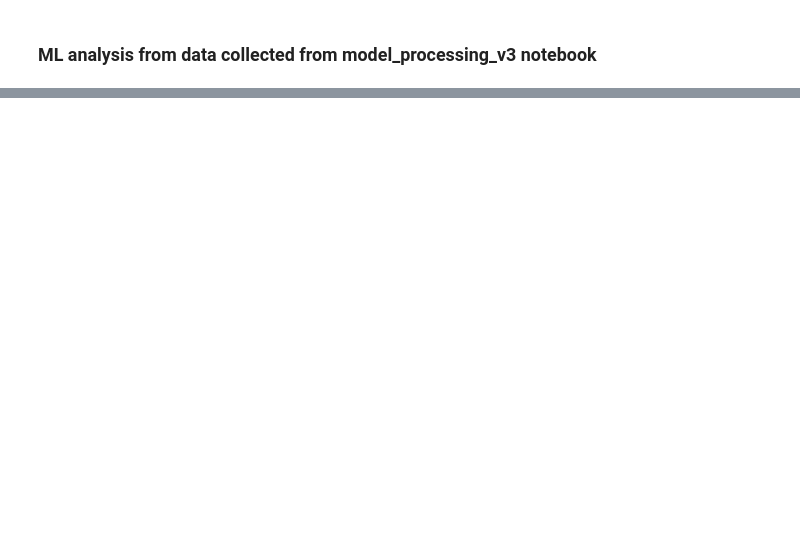
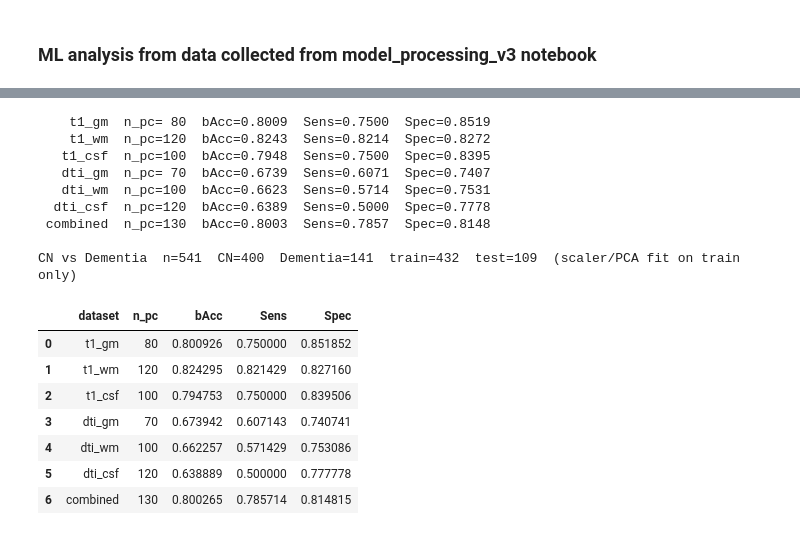
Before and after one commit to william2952/ADRU, a Jupyter notebook: model_analysis_v3.ipynb, the cells around one changed output, grey strips where cells are left out. Drawn from its saved outputs; the diff is of its cells as text; code cells hidden in the pictures; blank space fills up the shorter version.

```diff
--- a/model_analysis_v3.ipynb
+++ b/model_analysis_v3.ipynb
@@ -129,0 +304,79 @@ amy_results
+# %%
+# --- CN vs Dementia only (exclude MCI): seven SVMs with chosen PCA sizes ----------
+# PC counts: t1_gm 80, t1_wm 120, t1_csf 100, dti_gm 70, dti_wm 100, dti_csf 120, combined 130.
+# (You also had a separate "combined: 150" line; using 130 as the closing value—set to 150 if desired.)
+TEST_SIZE, SPLIT_SEED, SVM_SEED = 0.2, 0, 0
+MOD_ORDER = ("t1_gm", "t1_wm", "t1_csf", "dti_gm", "dti_wm", "dti_csf")
+N_PC_BY_DATASET = {
+    "t1_gm": 80,
+    "t1_wm": 120,
+    "t1_csf": 100,
+    "dti_gm": 70,
+    "dti_wm": 100,
+    "dti_csf": 120,
+    "combined": 130,
+}
+# %%
+mask_cd = meta["group"].isin(["CN", "Dementia"]).values
+y = (meta.loc[mask_cd, "group"] == "Dementia").astype(int).values
+idx = np.arange(len(y))
+idx_train, idx_test = train_test_split(
+    idx, test_size=TEST_SIZE, stratify=y, random_state=SPLIT_SEED
+)
+y_tr, y_te = y[idx_train], y[idx_test]
+
+rows_cn_dem = []
+for name in list(MOD_ORDER) + ["combined"]:
+    n_pc = N_PC_BY_DATASET[name]
+    if name != "combined":
+        X = X_raw[name][mask_cd].astype(np.float32)
+        scaler = StandardScaler().fit(X[idx_train])
+        Xs = scaler.transform(X).astype(np.float32)
+        X_tr, X_te = Xs[idx_train], Xs[idx_test]
+    else:
+        X_cf = np.hstack([X_raw[m] for m in MOD_ORDER]).astype(np.float32)
+        mm = MinMaxScaler(feature_range=(0, 1)).fit(X_cf[meta["group"].eq("CN").values])
+        X_01 = mm.transform(X_cf).astype(np.float32)
+        Xv = X_01[mask_cd]
+        X_tr, X_te = Xv[idx_train], Xv[idx_test]
+
+    pca = PCA(n_components=n_pc, random_state=SPLIT_SEED).fit(X_tr)
+    Z_tr = pca.transform(X_tr)
+    Z_te = pca.transform(X_te)
+    clf = SVC(class_weight="balanced", random_state=SVM_SEED).fit(Z_tr, y_tr)
+    y_pred = clf.predict(Z_te)
+    bacc = balanced_accuracy_score(y_te, y_pred)
+    tn, fp, fn, tp = confusion_matrix(y_te, y_pred, labels=[0, 1]).ravel()
+    sens = tp / (tp + fn) if (tp + fn) else float("nan")
+    spec = tn / (tn + fp) if (tn + fp) else float("nan")
+    rows_cn_dem.append(
+        {"dataset": name, "n_pc": n_pc, "bAcc": bacc, "Sens": sens, "Spec": spec}
+    )
+    print(
+        f"{name:>9s}  n_pc={n_pc:3d}  bAcc={bacc:.4f}  Sens={sens:.4f}  Spec={spec:.4f}"
+    )
+
+cn_vs_dem_results = pd.DataFrame(rows_cn_dem)
+print(
+    f"\nCN vs Dementia  n={len(y)}  CN={(y == 0).sum()}  Dementia={(y == 1).sum()}  "
+    f"train={len(idx_train)}  test={len(idx_test)}  (scaler/PCA fit on train only)"
+)
+cn_vs_dem_results
+# %% [output]
+    t1_gm  n_pc= 80  bAcc=0.8009  Sens=0.7500  Spec=0.8519
+    t1_wm  n_pc=120  bAcc=0.8243  Sens=0.8214  Spec=0.8272
+   t1_csf  n_pc=100  bAcc=0.7948  Sens=0.7500  Spec=0.8395
+   dti_gm  n_pc= 70  bAcc=0.6739  Sens=0.6071  Spec=0.7407
+   dti_wm  n_pc=100  bAcc=0.6623  Sens=0.5714  Spec=0.7531
+  dti_csf  n_pc=120  bAcc=0.6389  Sens=0.5000  Spec=0.7778
+ combined  n_pc=130  bAcc=0.8003  Sens=0.7857  Spec=0.8148
+
+CN vs Dementia  n=541  CN=400  Dementia=141  train=432  test=109  (scaler/PCA fit on train only)
+|  | dataset | n_pc | bAcc | Sens | Spec |
+| 0 | t1_gm | 80 | 0.800926 | 0.750000 | 0.851852 |
+| 1 | t1_wm | 120 | 0.824295 | 0.821429 | 0.827160 |
+| 2 | t1_csf | 100 | 0.794753 | 0.750000 | 0.839506 |
+| 3 | dti_gm | 70 | 0.673942 | 0.607143 | 0.740741 |
+| 4 | dti_wm | 100 | 0.662257 | 0.571429 | 0.753086 |
+| 5 | dti_csf | 120 | 0.638889 | 0.500000 | 0.777778 |
+| 6 | combined | 130 | 0.800265 | 0.785714 | 0.814815 |
```
Also changed, not shown: parts of 16 cells of this notebook, 2 other files.
